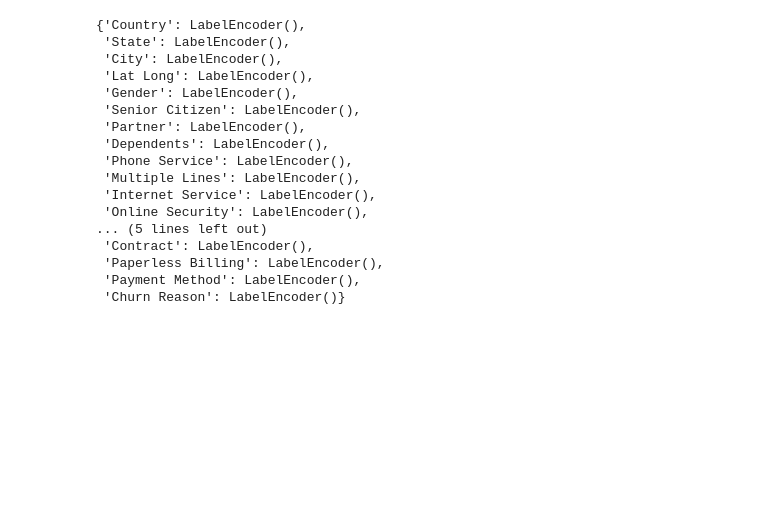
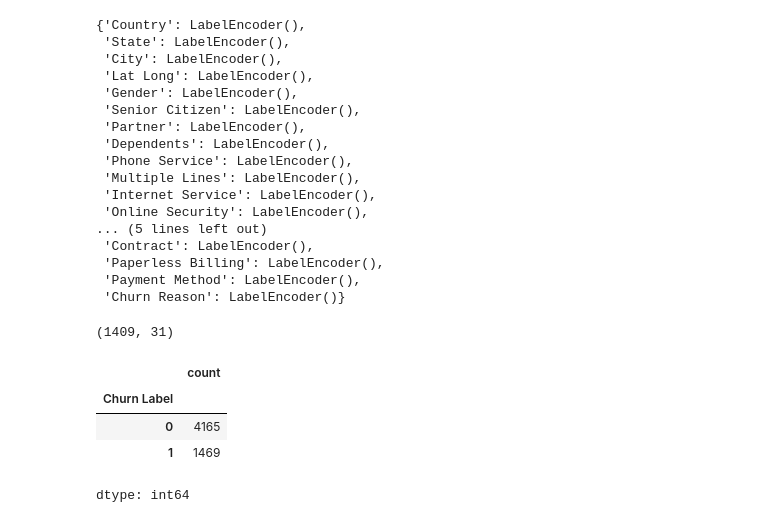
Before and after one commit to ndegwaanth/Telco-customer_churn_predictions, a Jupyter notebook: Customer_churn_Predictions.ipynb, the cells around one changed output. Drawn from its saved outputs; the diff is of its cells as text; code cells hidden in the pictures; blank space fills up the shorter version.

```diff
--- a/Customer_churn_Predictions.ipynb
+++ b/Customer_churn_Predictions.ipynb
@@ -387,0 +402,13 @@ df[numerical_columns] = scaler.fit_transform(df[numerical_columns])
+# %%
+X_train.shape
+# %% [output]
+(1409, 31)
+# %%
+y_train.shape
+y_train.value_counts()
+# %% [output]
+|  | count |
+| Churn Label |  |
+| 0 | 4165 |
+| 1 | 1469 |
+dtype: int64
```
Also changed, not shown: parts of 28 cells of this notebook.
